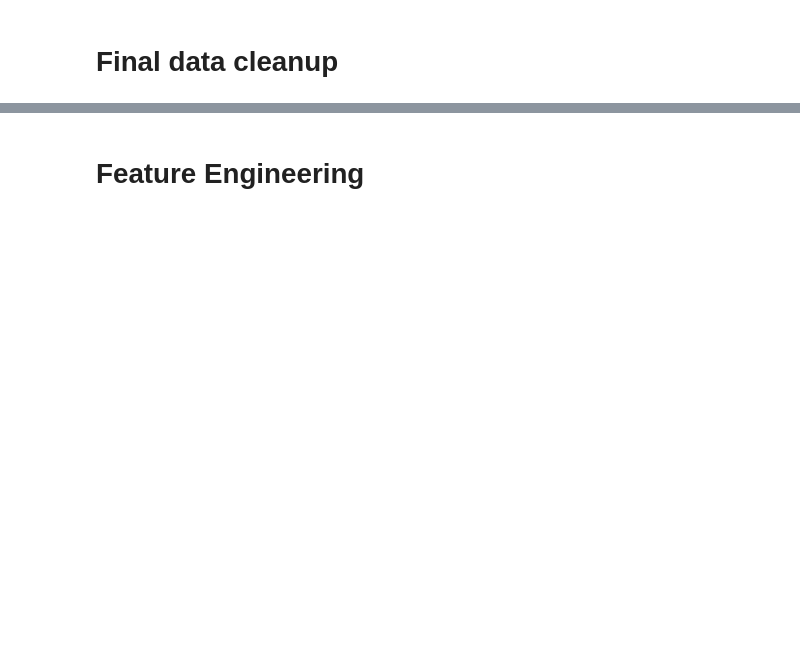
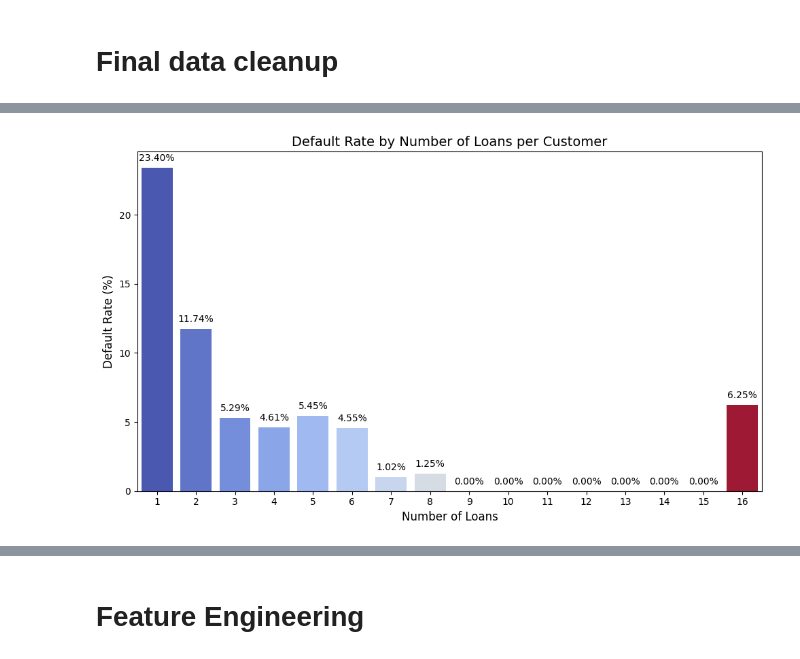
Before and after one commit to jmuhunyu/moniqo_project, a Jupyter notebook: moniqo_project.ipynb, the cells around one changed output, grey strips where cells are left out. Saved outputs shown, nothing was run; the diff lists cells and outputs as text; code cells hidden in the pictures; blank space fills up the shorter version.

```diff
--- a/moniqo_project.ipynb
+++ b/moniqo_project.ipynb
@@ -1821,0 +827,23 @@ See the caveats in the documentation: https://pandas.pydata.org/pandas-docs/stab
+# %%
+# Visualize the default rate based on the number of loans per customer as a bar plot
+loan_count_defaults = df.groupby(df['CustomerId'].map(customer_loan_counts))['IsDefault'].mean().reset_index()
+loan_count_defaults.columns = ['Number of Loans', 'Default Rate']
+loan_count_defaults['Default Rate'] *= 100
+plt.figure(figsize=(10, 6))
+sns.barplot(
+    x='Number of Loans',
+    y='Default Rate',
+    data=loan_count_defaults,
+    palette='coolwarm',hue = 'Number of Loans', legend=False)
+
+plt.title('Default Rate by Number of Loans per Customer', fontsize=14)
+plt.xlabel('Number of Loans', fontsize=12)
+plt.ylabel('Default Rate (%)', fontsize=12)
+
+# Add the actual percentage text above each bar
+for index, value in enumerate(loan_count_defaults['Default Rate']):
+    plt.text(index, value + 0.5, f'{value:.2f}%', ha='center')
+plt.tight_layout()
+plt.show()
+# %% [output]
+[figure, added]
```
Also changed, not shown: parts of 89 cells of this notebook, 1 other file.
